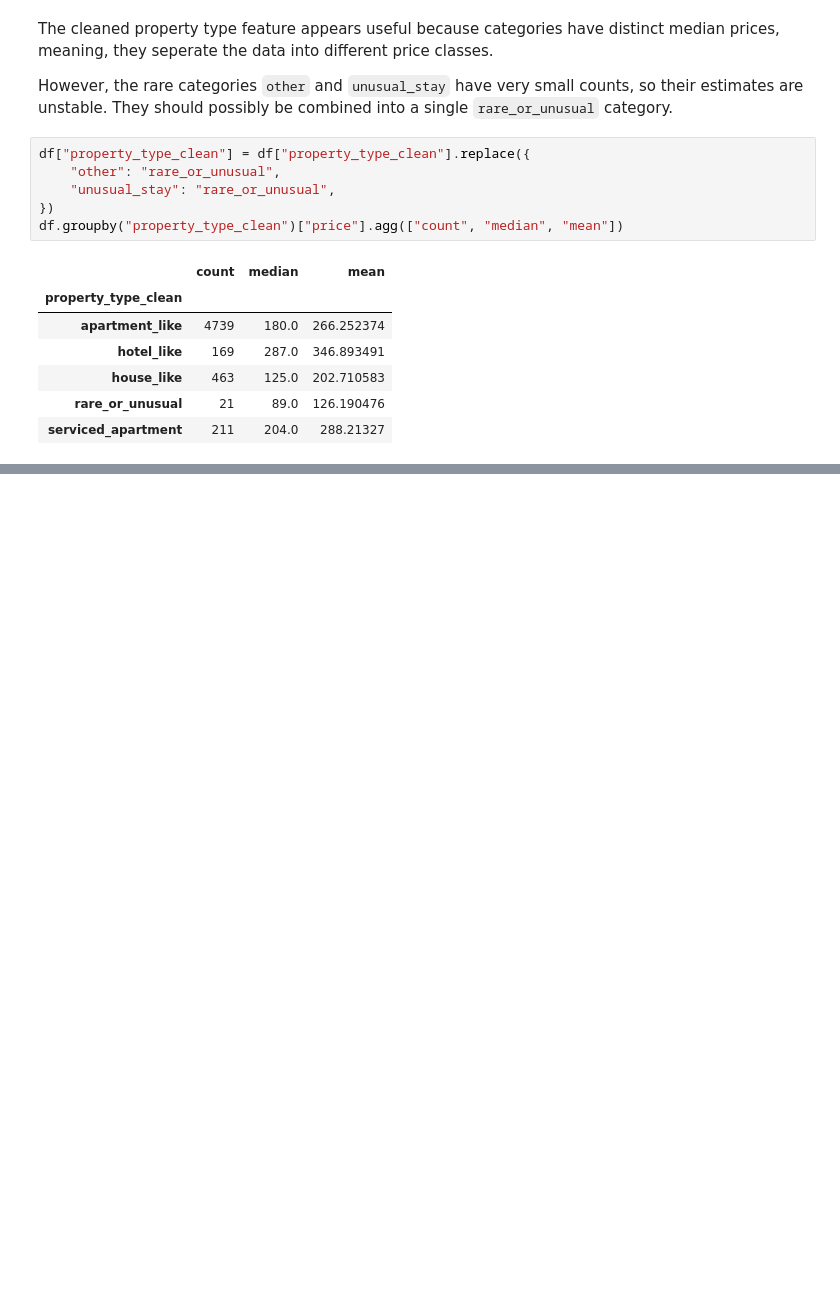
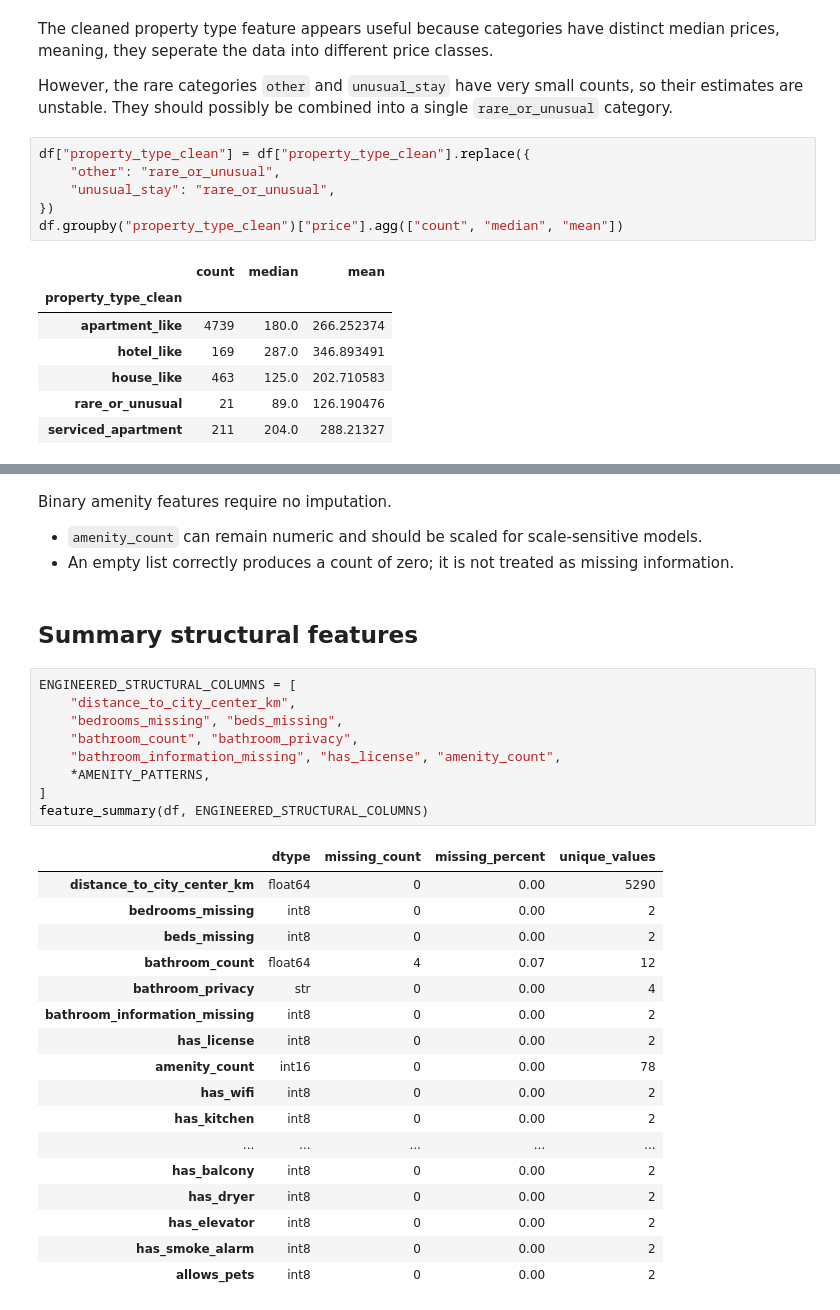
Before and after one commit to Maupse/ml-final-project-sose26-v2, a Jupyter notebook: notebooks/03-Exploring-Features.ipynb, the cells around one changed output, grey strips where cells are left out. Saved outputs shown, nothing was run; the diff lists cells and outputs as text; blank space fills up the shorter version.

```diff
--- a/notebooks/03-Exploring-Features.ipynb
+++ b/notebooks/03-Exploring-Features.ipynb
@@ -269,0 +473,33 @@ Length: 9, dtype: str
+# %% [markdown]
+Binary amenity features require no imputation.
++ `amenity_count` can remain numeric and should be scaled for scale-sensitive models.
++ An empty list correctly produces a count of zero; it is not treated as missing information.
+# %% [markdown]
+## Summary structural features
+# %%
+ENGINEERED_STRUCTURAL_COLUMNS = [
+    "distance_to_city_center_km",
+    "bedrooms_missing", "beds_missing",
+    "bathroom_count", "bathroom_privacy",
+    "bathroom_information_missing", "has_license", "amenity_count",
+    *AMENITY_PATTERNS,
+]
+feature_summary(df, ENGINEERED_STRUCTURAL_COLUMNS)
+# %% [output]
+|  | dtype | missing_count | missing_percent | unique_values |
+| distance_to_city_center_km | float64 | 0 | 0.00 | 5290 |
+| bedrooms_missing | int8 | 0 | 0.00 | 2 |
+| beds_missing | int8 | 0 | 0.00 | 2 |
+| bathroom_count | float64 | 4 | 0.07 | 12 |
+| bathroom_privacy | str | 0 | 0.00 | 4 |
+| bathroom_information_missing | int8 | 0 | 0.00 | 2 |
+| has_license | int8 | 0 | 0.00 | 2 |
+| amenity_count | int16 | 0 | 0.00 | 78 |
+| has_wifi | int8 | 0 | 0.00 | 2 |
+| has_kitchen | int8 | 0 | 0.00 | 2 |
+| ... | ... | ... | ... | ... |
+| has_balcony | int8 | 0 | 0.00 | 2 |
+| has_dryer | int8 | 0 | 0.00 | 2 |
+| has_elevator | int8 | 0 | 0.00 | 2 |
+| has_smoke_alarm | int8 | 0 | 0.00 | 2 |
+| allows_pets | int8 | 0 | 0.00 | 2 |
```
Also changed, not shown: parts of 28 cells of this notebook, 5 other files.
